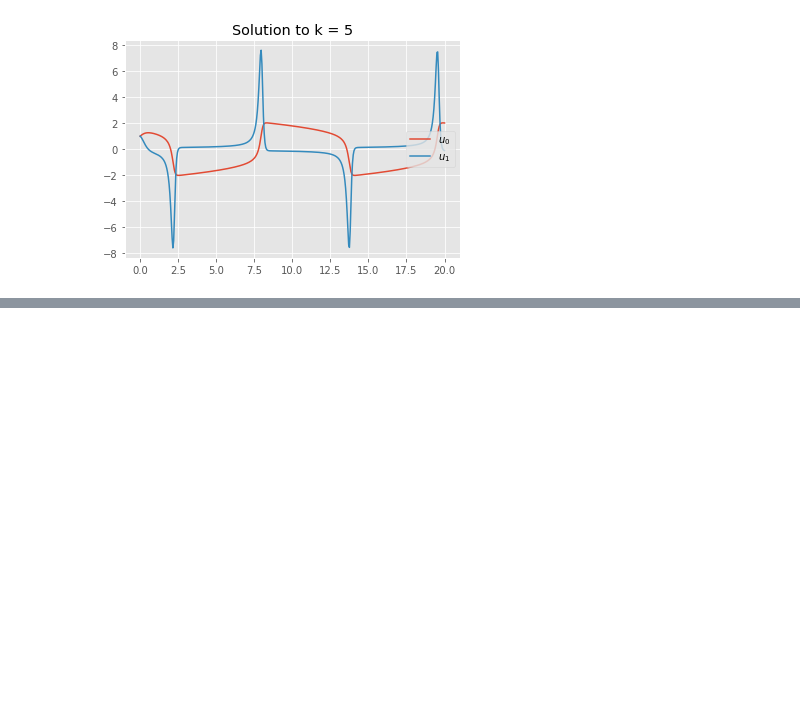
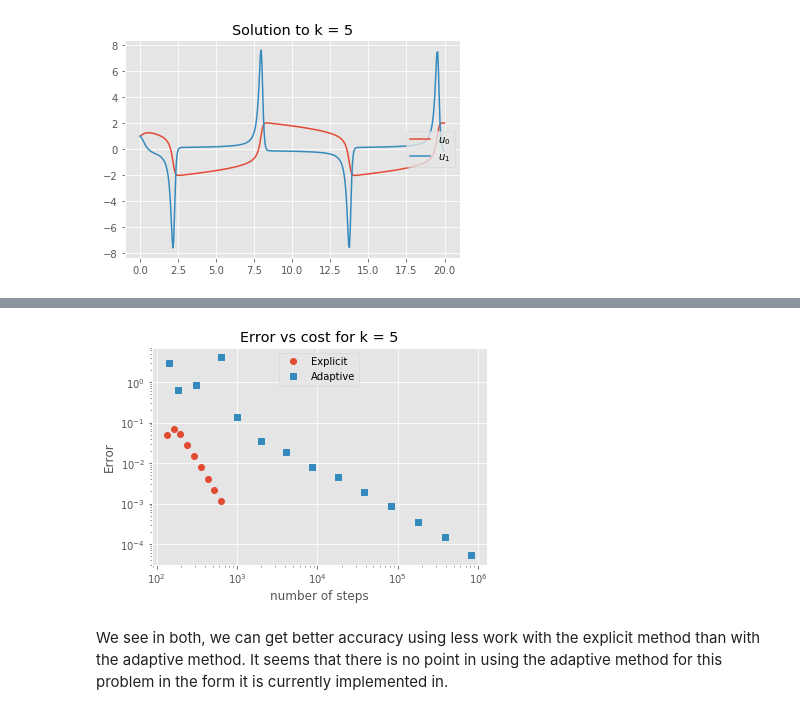
Before and after one commit to LukeMeszar/numpde, a Jupyter notebook: hw4/meszar_hw4.ipynb, the cells around one changed output, grey strips where cells are left out. Cells and saved outputs as stored; diff of their text form; code cells hidden in the pictures; blank space fills up the shorter version.

```diff
--- a/hw4/meszar_hw4.ipynb
+++ b/hw4/meszar_hw4.ipynb
@@ -227,0 +235,24 @@ Since we are using the same Butcher table in both methods, we will have the same
+# %%
+error_explicit = []
+error_adaptive = []
+num_steps_explicit = []
+num_steps_adaptive = []
+for h in hs:
+    e_explicit, ns_explicit = error_van_der_pol(5, h, epsilons[0],  ode_rkexplicit)
+    error_explicit.append(e_explicit)
+    num_steps_explicit.append(ns_explicit)
+for eps in epsilons:
+    e_adaptive, ns_adaptive = error_van_der_pol(5, hs[0], eps, ode_rkadaptive)
+    error_adaptive.append(e_adaptive)
+    num_steps_adaptive.append(ns_adaptive)
+
+pyplot.loglog(num_steps_explicit, error_explicit, 'o', label='Explicit')
+pyplot.loglog(num_steps_adaptive, error_adaptive, 's', label='Adaptive')
+pyplot.title('Error vs cost for k = 5')
+pyplot.ylabel('Error')
+pyplot.xlabel('number of steps')
+pyplot.legend(loc='upper center');
+# %% [output]
+[figure, added]
+# %% [markdown]
+We see in both, we can get better accuracy using less work with the explicit method than with the adaptive method. It seems that there is no point in using the adaptive method for this problem in the form it is currently implemented in.
```
Also changed, not shown: parts of 11 cells of this notebook.
